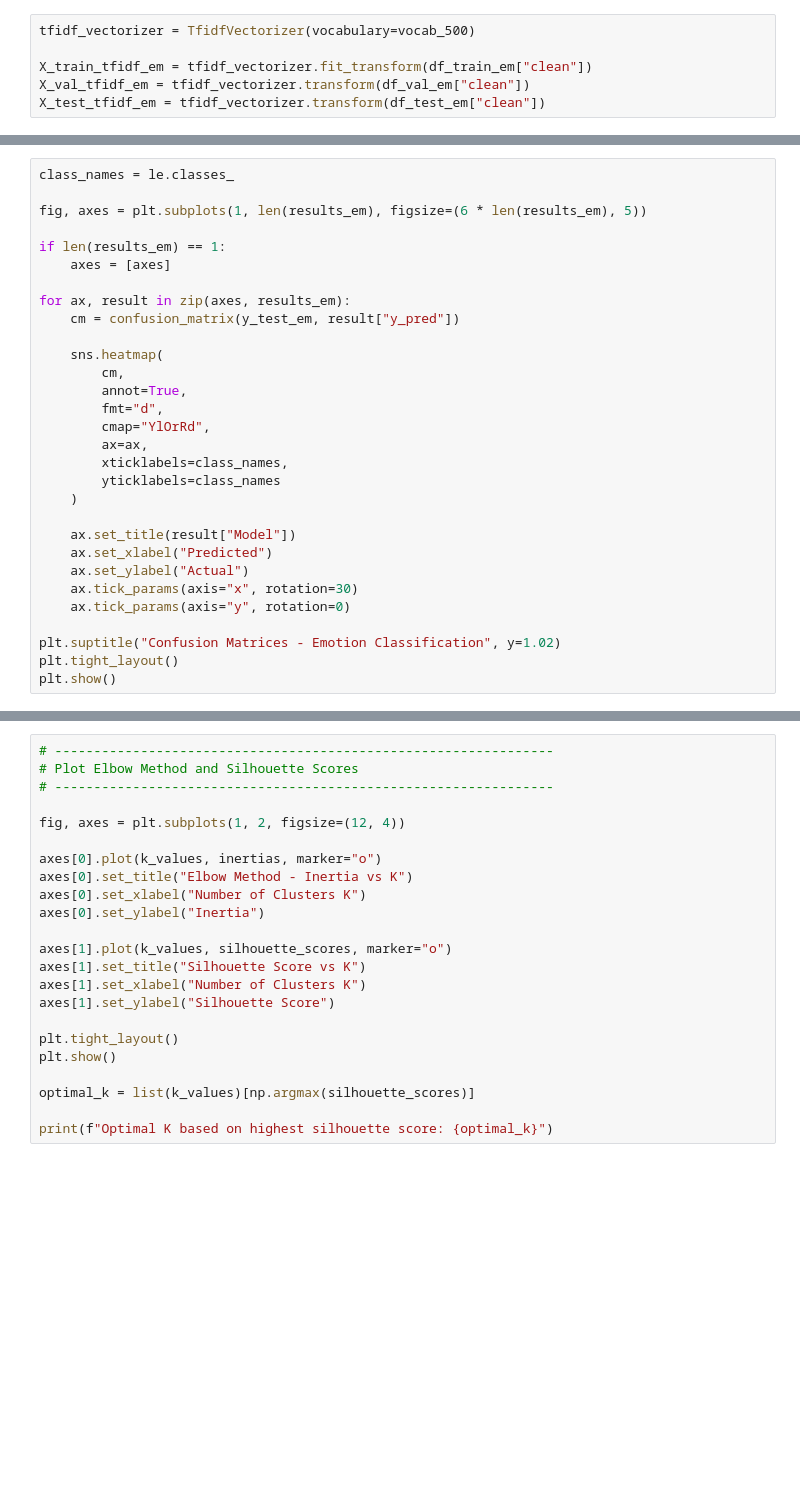
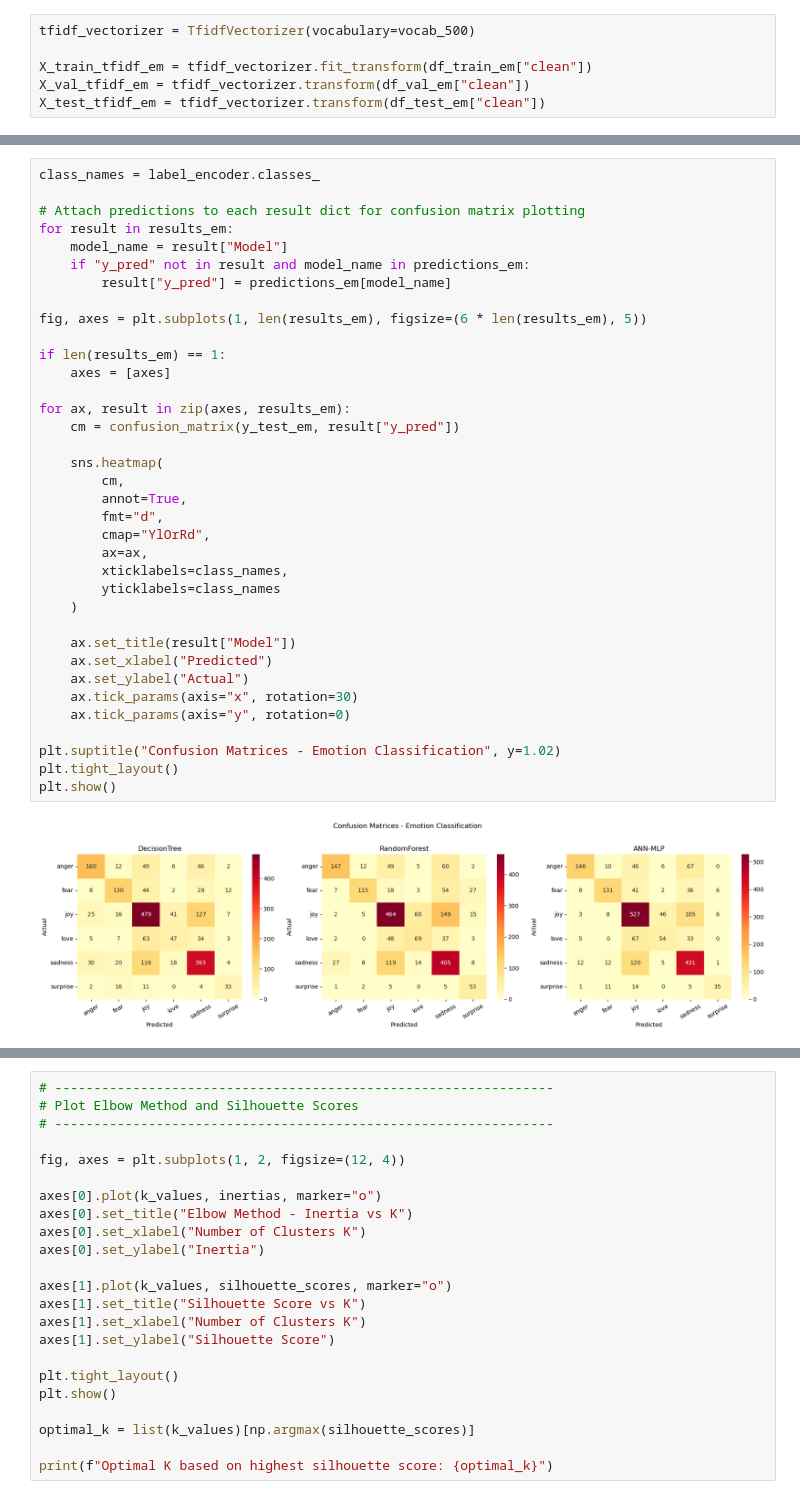
Before and after one commit to aajoh29-edu/Final-Project, a Jupyter notebook: revision_final_aaron_johnson_01904127.ipynb, the cells around one changed output, grey strips where cells are left out. Cells and saved outputs as stored; diff of their text form; blank space fills up the shorter version.

```diff
--- a/revision_final_aaron_johnson_01904127.ipynb
+++ b/revision_final_aaron_johnson_01904127.ipynb
@@ -1209,33 +1410,41 @@ metrics_em
 # %%
-class_names = le.classes_
+class_names = label_encoder.classes_
+
+# Attach predictions to each result dict for confusion matrix plotting
+for result in results_em:
+    model_name = result["Model"]
+    if "y_pred" not in result and model_name in predictions_em:
+        result["y_pred"] = predictions_em[model_name]
 
 fig, axes = plt.subplots(1, len(results_em), figsize=(6 * len(results_em), 5))
 
 if len(results_em) == 1:
     axes = [axes]
 
 for ax, result in zip(axes, results_em):
     cm = confusion_matrix(y_test_em, result["y_pred"])
 
     sns.heatmap(
         cm,
         annot=True,
         fmt="d",
         cmap="YlOrRd",
         ax=ax,
         xticklabels=class_names,
         yticklabels=class_names
     )
 
     ax.set_title(result["Model"])
     ax.set_xlabel("Predicted")
     ax.set_ylabel("Actual")
     ax.tick_params(axis="x", rotation=30)
     ax.tick_params(axis="y", rotation=0)
 
 plt.suptitle("Confusion Matrices - Emotion Classification", y=1.02)
 plt.tight_layout()
 plt.show()
+# %% [output]
+[figure, added]
 # %%
 # ----------------------------------------------------------------
 # Predict emotions for 5 new sentences using the best classifier.
```
Also changed, not shown: parts of 36 cells of this notebook.
